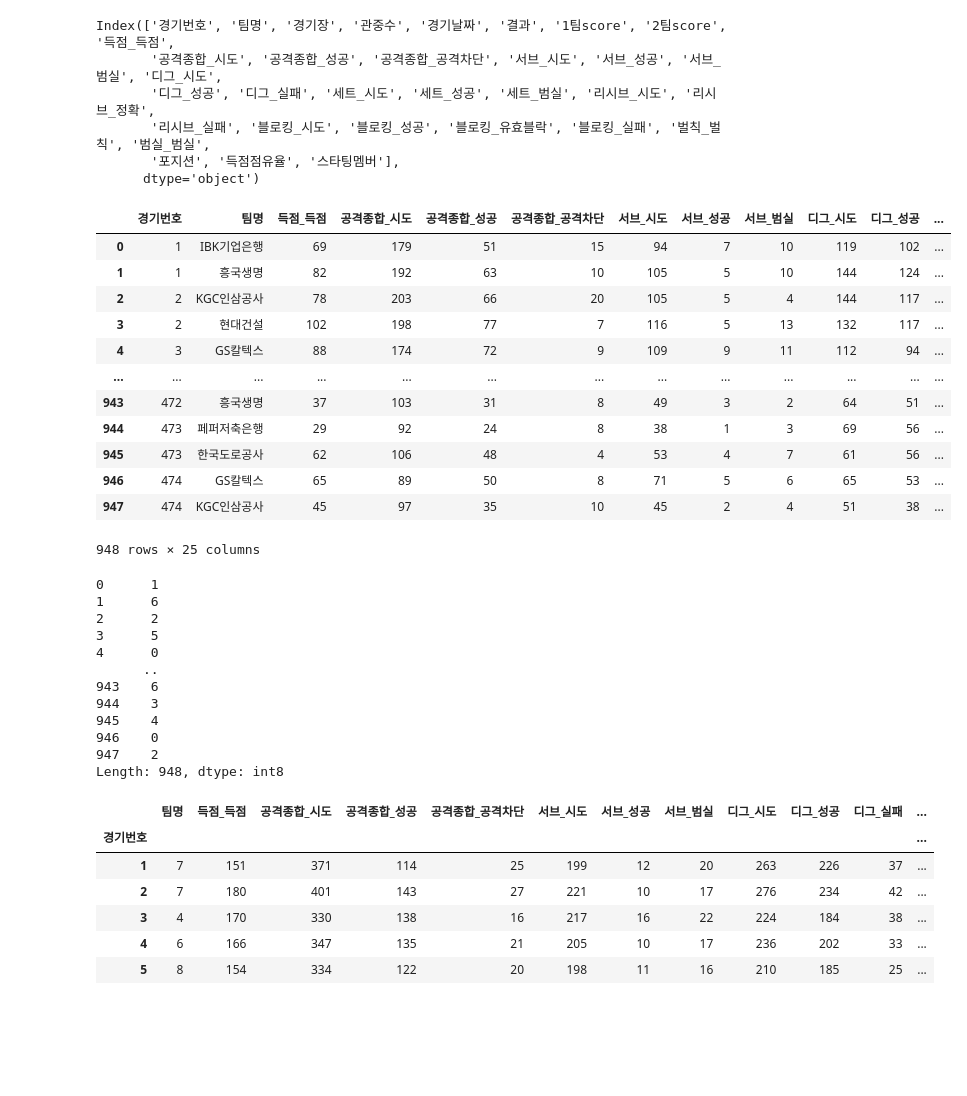
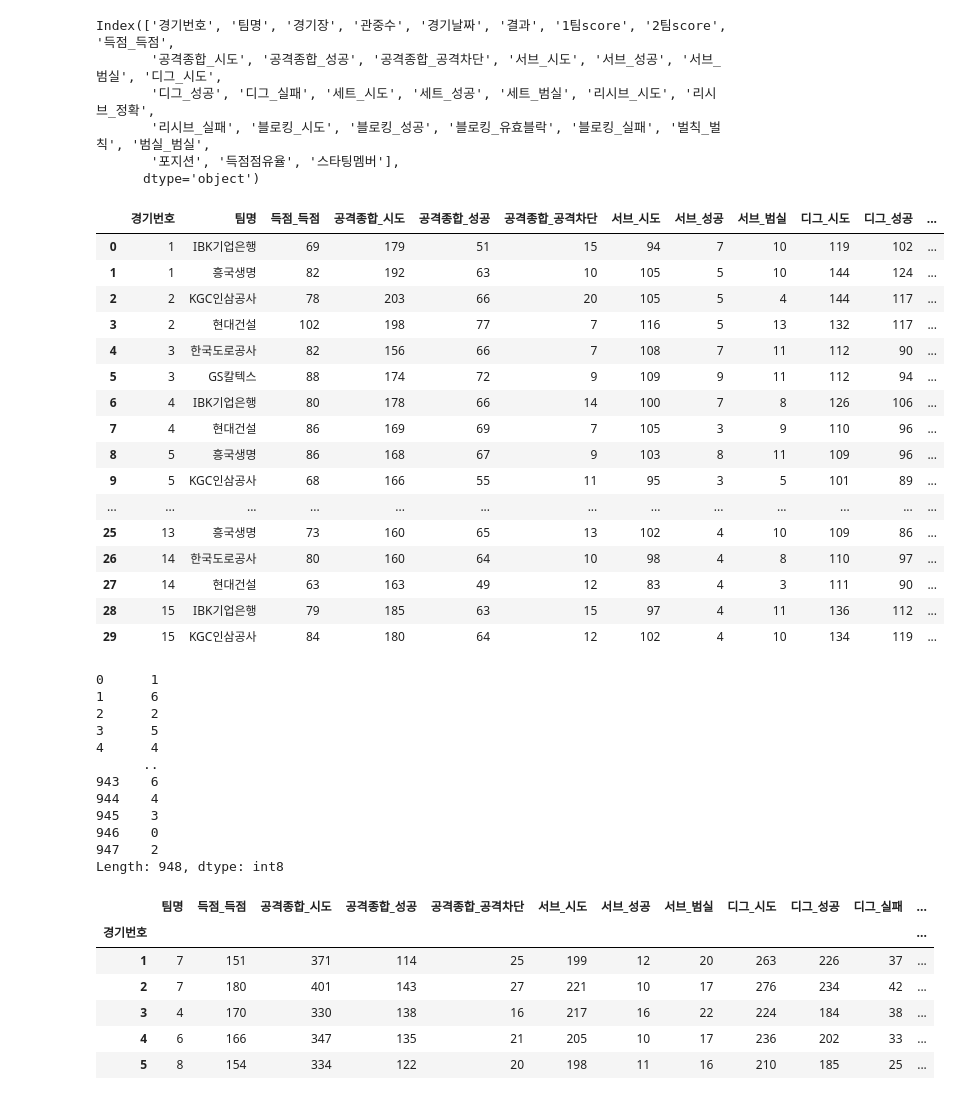
Before and after one commit to ywoo12321/KB_IT_Academy_4Team, a Jupyter notebook: 2차미니프로젝트/KB_PJ2_데이터최종.ipynb, the cells around one changed output. Drawn from its saved outputs; the diff is of its cells as text; code cells hidden in the pictures; blank space fills up the shorter version.

```diff
--- a/2차미니프로젝트/KB_PJ2_데이터최종.ipynb
+++ b/2차미니프로젝트/KB_PJ2_데이터최종.ipynb
@@ -239,38 +223,40 @@ Index(['경기번호', '팀명', '경기장', '관중수', '경기날짜', '결
        '포지션', '득점점유율', '스타팅멤버'],
       dtype='object')
 # %%
-df_ge = df_yw.groupby(['경기번호', '팀명', '1팀score', '2팀score'])[['득점_득점', '공격종합_시도', '공격종합_성공', '공격종합_공격차단',
+df_ge = df_yw.groupby(['경기번호', '팀명', '1팀score', '2팀score'],sort=False)[['득점_득점', '공격종합_시도', '공격종합_성공', '공격종합_공격차단',
        '서브_시도', '서브_성공', '서브_범실', '디그_시도', '디그_성공', '디그_실패', '세트_시도', '세트_성공',
        '세트_범실', '리시브_시도', '리시브_정확', '리시브_실패', '블로킹_시도', '블로킹_성공', '블로킹_유효블락',
        '블로킹_실패', '벌칙_벌칙', '범실_범실']].sum()
 
 df_ge.reset_index(inplace=True)
 
 score = []
 
 for s in range(0, len(df_ge),2):
     score.append(df_ge['1팀score'][s])
     score.append(df_ge['2팀score'][s])
 
 data_ge = df_ge.drop(['1팀score', '2팀score'], axis=1)
 data_ge['score'] = score
-df_yw1 = data_ge.groupby(['경기번호']).sum()
-df_yw1
-data_ge
+data_ge.head(30)
 # %% [output]
 |  | 경기번호 | 팀명 | 득점_득점 | 공격종합_시도 | 공격종합_성공 | 공격종합_공격차단 | 서브_시도 | 서브_성공 | 서브_범실 | 디그_시도 | 디그_성공 | ... |
 | 0 | 1 | IBK기업은행 | 69 | 179 | 51 | 15 | 94 | 7 | 10 | 119 | 102 | ... |
 | 1 | 1 | 흥국생명 | 82 | 192 | 63 | 10 | 105 | 5 | 10 | 144 | 124 | ... |
 | 2 | 2 | KGC인삼공사 | 78 | 203 | 66 | 20 | 105 | 5 | 4 | 144 | 117 | ... |
 | 3 | 2 | 현대건설 | 102 | 198 | 77 | 7 | 116 | 5 | 13 | 132 | 117 | ... |
-| 4 | 3 | GS칼텍스 | 88 | 174 | 72 | 9 | 109 | 9 | 11 | 112 | 94 | ... |
+| 4 | 3 | 한국도로공사 | 82 | 156 | 66 | 7 | 108 | 7 | 11 | 112 | 90 | ... |
+| 5 | 3 | GS칼텍스 | 88 | 174 | 72 | 9 | 109 | 9 | 11 | 112 | 94 | ... |
+| 6 | 4 | IBK기업은행 | 80 | 178 | 66 | 14 | 100 | 7 | 8 | 126 | 106 | ... |
+| 7 | 4 | 현대건설 | 86 | 169 | 69 | 7 | 105 | 3 | 9 | 110 | 96 | ... |
+| 8 | 5 | 흥국생명 | 86 | 168 | 67 | 9 | 103 | 8 | 11 | 109 | 96 | ... |
+| 9 | 5 | KGC인삼공사 | 68 | 166 | 55 | 11 | 95 | 3 | 5 | 101 | 89 | ... |
 | ... | ... | ... | ... | ... | ... | ... | ... | ... | ... | ... | ... | ... |
-| 943 | 472 | 흥국생명 | 37 | 103 | 31 | 8 | 49 | 3 | 2 | 64 | 51 | ... |
-| 944 | 473 | 페퍼저축은행 | 29 | 92 | 24 | 8 | 38 | 1 | 3 | 69 | 56 | ... |
-| 945 | 473 | 한국도로공사 | 62 | 106 | 48 | 4 | 53 | 4 | 7 | 61 | 56 | ... |
-| 946 | 474 | GS칼텍스 | 65 | 89 | 50 | 8 | 71 | 5 | 6 | 65 | 53 | ... |
-| 947 | 474 | KGC인삼공사 | 45 | 97 | 35 | 10 | 45 | 2 | 4 | 51 | 38 | ... |
+| 25 | 13 | 흥국생명 | 73 | 160 | 65 | 13 | 102 | 4 | 10 | 109 | 86 | ... |
+| 26 | 14 | 한국도로공사 | 80 | 160 | 64 | 10 | 98 | 4 | 8 | 110 | 97 | ... |
+| 27 | 14 | 현대건설 | 63 | 163 | 49 | 12 | 83 | 4 | 3 | 111 | 90 | ... |
+| 28 | 15 | IBK기업은행 | 79 | 185 | 63 | 15 | 97 | 4 | 11 | 136 | 112 | ... |
+| 29 | 15 | KGC인삼공사 | 84 | 180 | 64 | 12 | 102 | 4 | 10 | 134 | 119 | ... |
-948 rows × 25 columns
 # %%
 # encoding_cols = ['팀명']
 # df_yw2 = pd.get_dummies(data_ge, columns = encoding_cols)
@@ -285,11 +271,11 @@ team_name
 1      6
 2      2
 3      5
-4      0
+4      4
       ..
 943    6
-944    3
-945    4
+944    4
+945    3
 946    0
 947    2
 Length: 948, dtype: int8
```
Also changed, not shown: parts of 19 cells of this notebook.
